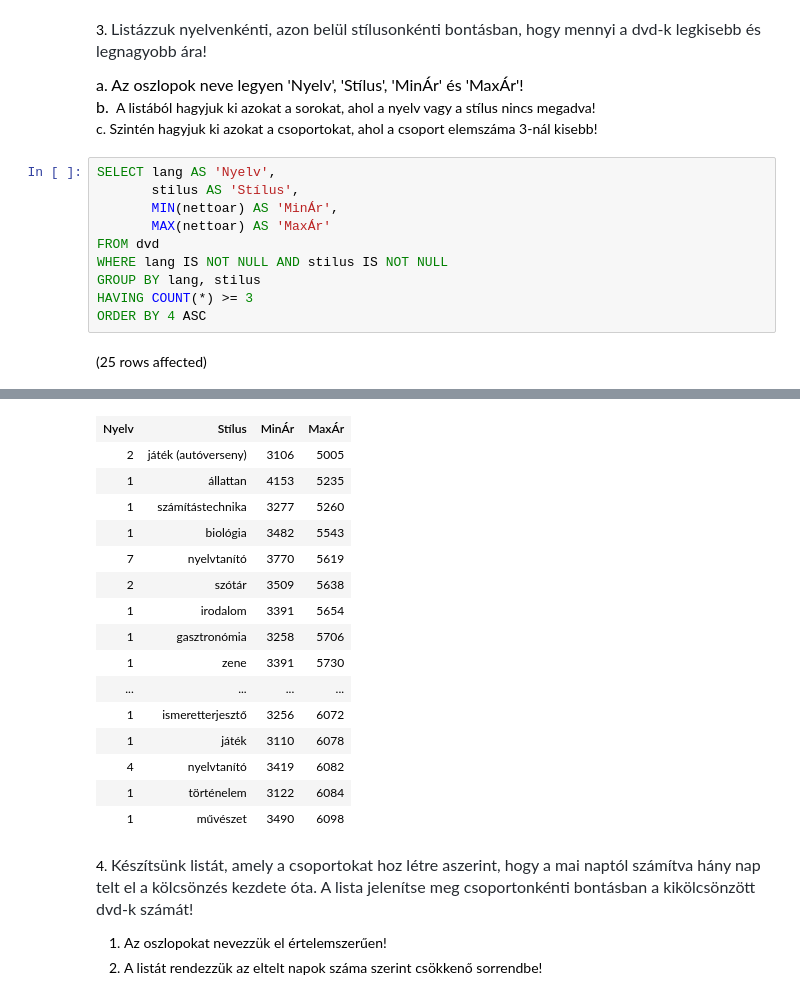
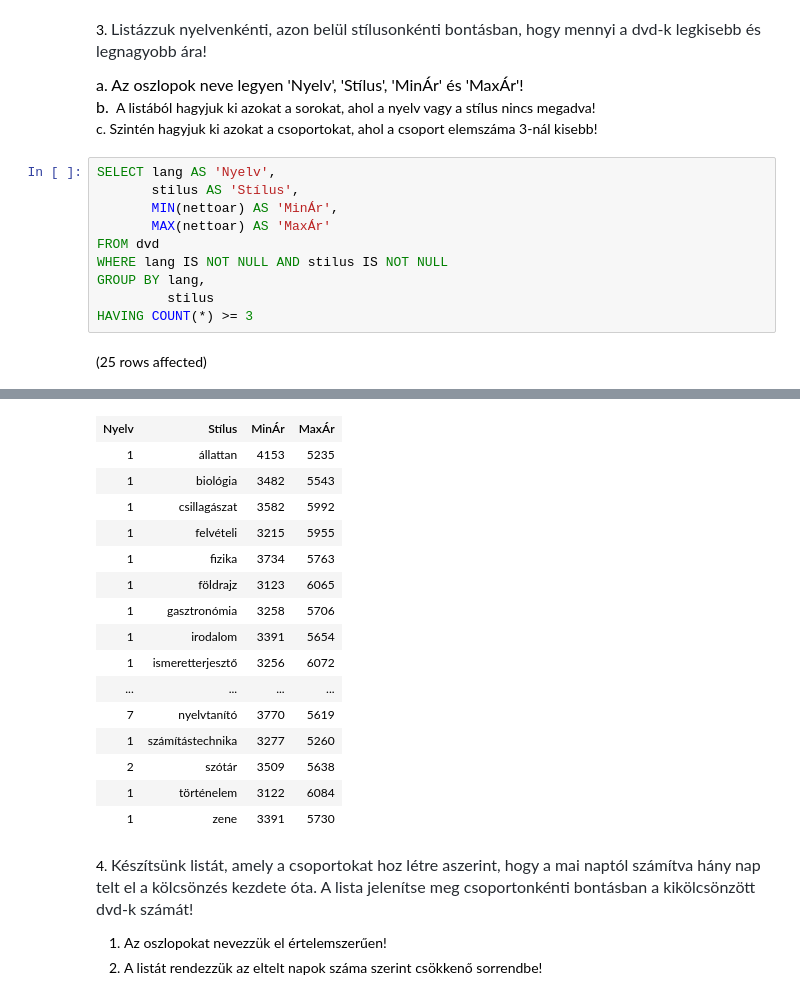
Before and after one commit to MikicsTamas/Adatb-zisok, a Jupyter notebook: gyakorlat02_feladatok .ipynb, the cells around one changed output, grey strips where cells are left out. Cells and saved outputs as stored; diff of their text form.

```diff
--- a/gyakorlat02_feladatok .ipynb
+++ b/gyakorlat02_feladatok .ipynb
@@ -56,8 +60,8 @@ SELECT lang AS 'Nyelv',
        MAX(nettoar) AS 'MaxÁr'
 FROM dvd
 WHERE lang IS NOT NULL AND stilus IS NOT NULL
-GROUP BY lang, stilus
+GROUP BY lang,
+         stilus
 HAVING COUNT(*) >= 3
-ORDER BY 4 ASC
 # %% [output]
 (25 rows affected)
@@ -65,19 +69,19 @@ Total execution time: 00:00:00.192
 | Nyelv | Stílus | MinÁr | MaxÁr |
-| 2 | játék (autóverseny) | 3106 | 5005 |
 | 1 | állattan | 4153 | 5235 |
+| 1 | biológia | 3482 | 5543 |
+| 1 | csillagászat | 3582 | 5992 |
+| 1 | felvételi | 3215 | 5955 |
+| 1 | fizika | 3734 | 5763 |
+| 1 | földrajz | 3123 | 6065 |
+| 1 | gasztronómia | 3258 | 5706 |
+| 1 | irodalom | 3391 | 5654 |
+| 1 | ismeretterjesztő | 3256 | 6072 |
+| ... | ... | ... | ... |
+| 7 | nyelvtanító | 3770 | 5619 |
 | 1 | számítástechnika | 3277 | 5260 |
-| 1 | biológia | 3482 | 5543 |
-| 7 | nyelvtanító | 3770 | 5619 |
 | 2 | szótár | 3509 | 5638 |
-| 1 | irodalom | 3391 | 5654 |
-| 1 | gasztronómia | 3258 | 5706 |
+| 1 | történelem | 3122 | 6084 |
 | 1 | zene | 3391 | 5730 |
-| ... | ... | ... | ... |
-| 1 | ismeretterjesztő | 3256 | 6072 |
-| 1 | játék | 3110 | 6078 |
-| 4 | nyelvtanító | 3419 | 6082 |
-| 1 | történelem | 3122 | 6084 |
-| 1 | művészet | 3490 | 6098 |
 # %% [markdown]
 4. <span style="color: rgb(36, 41, 47); font-family: -apple-system, BlinkMacSystemFont, &quot;Segoe UI&quot;, Helvetica, Arial, sans-serif, &quot;Apple Color Emoji&quot;, &quot;Segoe UI Emoji&quot;; font-size: 16px;">Készítsünk listát, amely a csoportokat hoz létre aszerint, hogy a mai naptól számítva hány nap telt el a kölcsönzés kezdete óta. A lista jelenítse meg csoportonkénti bontásban a kikölcsönzött dvd-k számát!</span>
 
```
Also changed, not shown: parts of 6 cells of this notebook.
